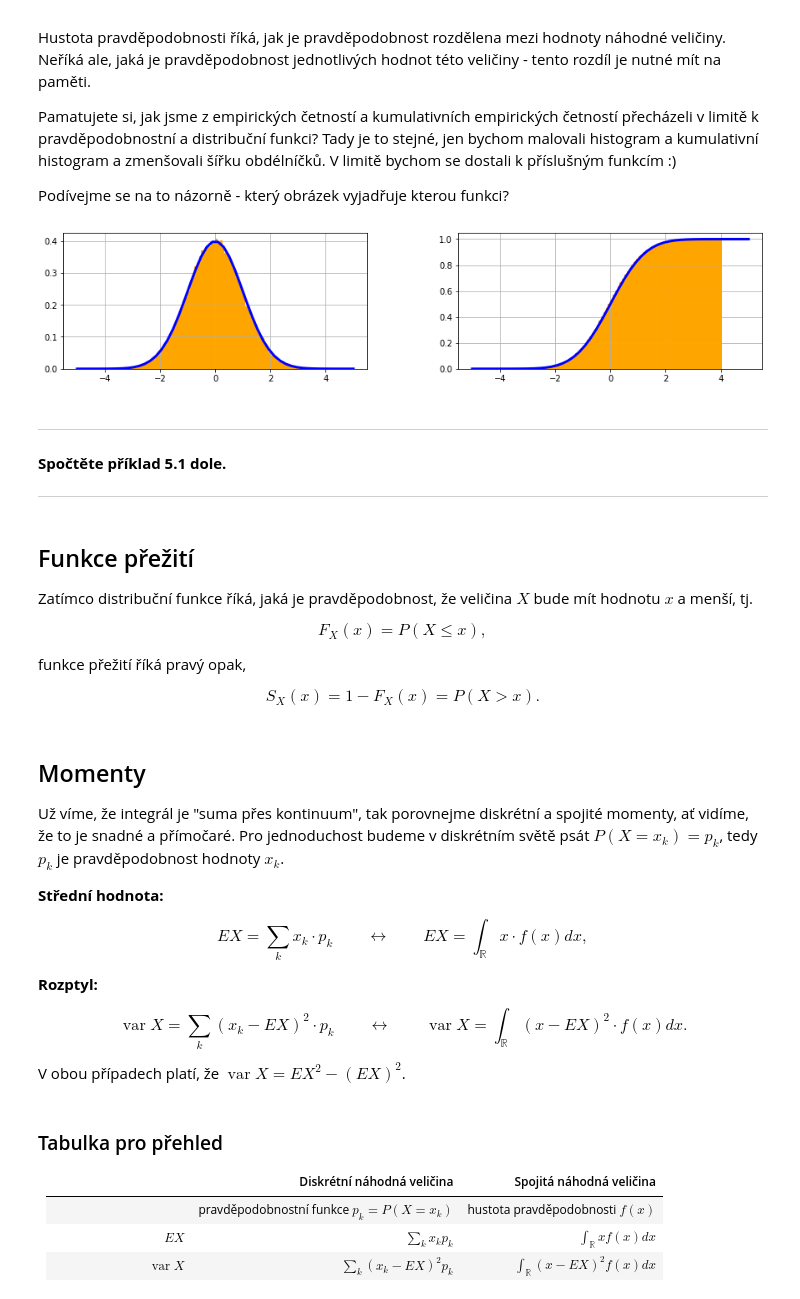
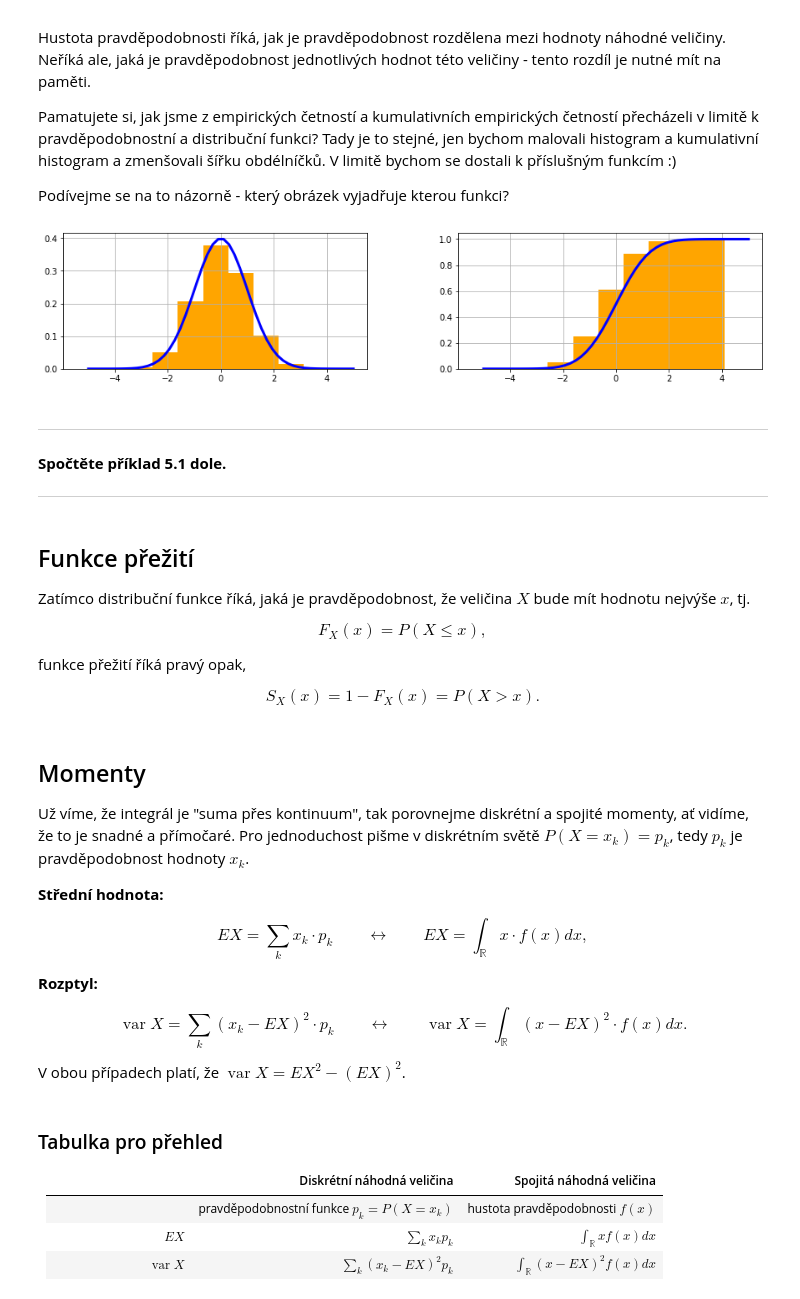
Before and after one commit to kamil-dedecius/mameradipst, a Jupyter notebook: Nahodna_velicina_spojita.ipynb, the cells around one changed output. Cells and saved outputs as stored; diff of their text form; code cells hidden in the pictures.

```diff
--- a/Nahodna_velicina_spojita.ipynb
+++ b/Nahodna_velicina_spojita.ipynb
@@ -54,20 +54,20 @@ Pamatujete si, jak jsme z empirických četností a kumulativních empirických
 
 Podívejme se na to názorně - který obrázek vyjadřuje kterou funkci?
 # %%
-nbins = 100     ### Zkuste měnit
+nbins = 10     ### Zkuste měnit
 plt.figure(figsize=(15,3))
 x = norm.rvs(size=100000)
 plt.subplot(1,2,1)
 plt.hist(x, bins=nbins, density=True, color='orange')
 xx = np.linspace(-5,5)
 plt.plot(xx, norm.pdf(xx), color='blue', lw=3)
 plt.subplot(1,2,2)
 plt.hist(x, bins=nbins, density=True, cumulative=True, color='orange')
 xx = np.linspace(-5,5)
 plt.plot(xx, norm.cdf(xx), color='blue', lw=3)
 plt.show()
 # %% [output]
-[figure, old version]
+[figure, new version]
 # %% [markdown]
 ---
 **Spočtěte příklad 5.1 dole.**
@@ -76,7 +76,7 @@ plt.show()
 # %% [markdown]
 ## Funkce přežití
 
-Zatímco distribuční funkce říká, jaká je pravděpodobnost, že veličina $X$ bude mít hodnotu $x$ a menší, tj.
+Zatímco distribuční funkce říká, jaká je pravděpodobnost, že veličina $X$ bude mít hodnotu nejvýše $x$, tj.
 
 $$
 F_X(x) = P(X\leq x),
@@ -90,7 +90,7 @@ $$
 # %% [markdown]
 ## Momenty
 
-Už víme, že integrál je "suma přes kontinuum", tak porovnejme diskrétní a spojité momenty, ať vidíme, že to je snadné a přímočaré. Pro jednoduchost budeme v diskrétním světě psát $P(X=x_k) = p_k$, tedy $p_k$ je pravděpodobnost hodnoty $x_k$.
+Už víme, že integrál je "suma přes kontinuum", tak porovnejme diskrétní a spojité momenty, ať vidíme, že to je snadné a přímočaré. Pro jednoduchost pišme v diskrétním světě $P(X=x_k) = p_k$, tedy $p_k$ je pravděpodobnost hodnoty $x_k$.
 
 **Střední hodnota:**
 
```
Also changed, not shown: parts of 3 cells of this notebook.
